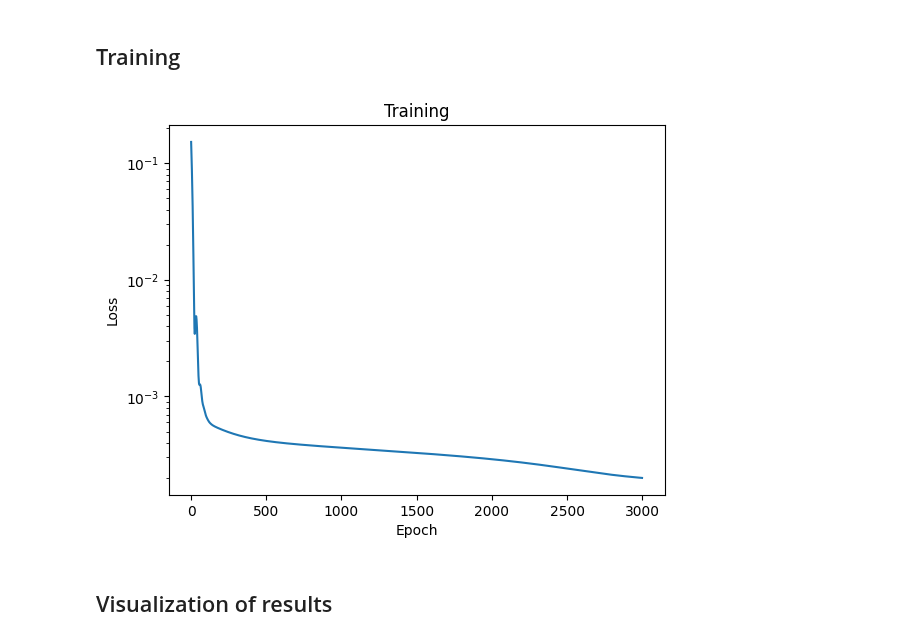
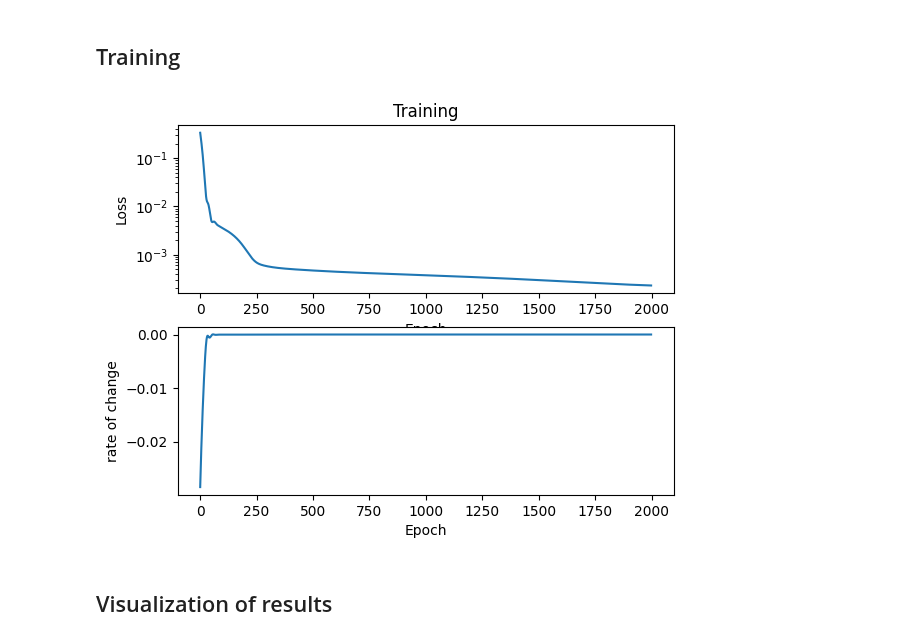
Before and after one commit to meyer-nils/numerical_examples, a Jupyter notebook: plate_hole_2d/ElliCHANGEDtorch.ipynb, the cells around one changed output. Drawn from its saved outputs; the diff is of its cells as text; code cells hidden in the pictures.

Commit message:
WIP rate of change for loss calculation

```diff
--- a/plate_hole_2d/ElliCHANGEDtorch.ipynb
+++ b/plate_hole_2d/ElliCHANGEDtorch.ipynb
@@ -122,8 +116,10 @@ class Net(torch.nn.Module):
         super(Net, self).__init__()
         hn = 12
         self.hidden_layer1 = torch.nn.Linear(2,hn)
-        self.hidden_layer2 = torch.nn.Linear(hn,hn-4)
-        self.hidden_layer3 = torch.nn.Linear(hn-4,hn)
+        self.hidden_layer2 = torch.nn.Linear(hn,hn)
+        self.hidden_layer3 = torch.nn.Linear(hn,hn)
+        self.hidden_layer4 = torch.nn.Linear(hn,hn)
+        self.hidden_layer5 = torch.nn.Linear(hn,hn)
         self.output_layer = torch.nn.Linear(hn,2)
 
     def forward(self, x, y):
@@ -131,7 +127,9 @@ class Net(torch.nn.Module):
         layer1_out = torch.tanh(self.hidden_layer1(inputs))
         layer2_out = torch.tanh(self.hidden_layer2(layer1_out))
         layer3_out = torch.tanh(self.hidden_layer3(layer2_out))
-        output = self.output_layer(layer3_out)
+        layer4_out = torch.tanh(self.hidden_layer4(layer3_out))
+        layer5_out = torch.tanh(self.hidden_layer5(layer4_out))
+        output = self.output_layer(layer5_out)
         return output
 # %% [markdown]
 ## The physics
@@ -229,24 +227,38 @@ def compute_loss(net):
 # %%
 net = Net()
 history = []
+prev_loss = [0]
 
 optimizer = torch.optim.Adam(net.parameters(), lr=0.001)
-for epoch in range(3000):
+for epoch in range(2000):
     optimizer.zero_grad()
     loss = compute_loss(net)
     loss.backward(retain_graph=True)
     optimizer.step()
+    with torch.autograd.no_grad():
+        (
+    	history.append(float(loss.data))
+        )
+    with torch.autograd.no_grad():
+        (
+        prev_loss.append(float(loss.data))
+        )
+deviation = np.subtract(history, prev_loss[:-1])
 
-    with torch.autograd.no_grad():
-    	history.append(float(loss.data))
-
-plt.semilogy(history)
+plt.figure()
+plt.subplot(211)
+plt.semilogy(history[1:])
 plt.title("Training")
 plt.ylabel("Loss")
 plt.xlabel("Epoch")
+
+plt.subplot(212)
+plt.plot(deviation[1:])
+plt.ylabel("rate of change")
+plt.xlabel("Epoch")
 plt.show()
 # %% [output]
-[figure, old version]
+[figure, new version]
 # %% [markdown]
 ## Visualization of results
 # %%
```
Also changed, not shown: parts of 2 cells of this notebook, 3 other files.
